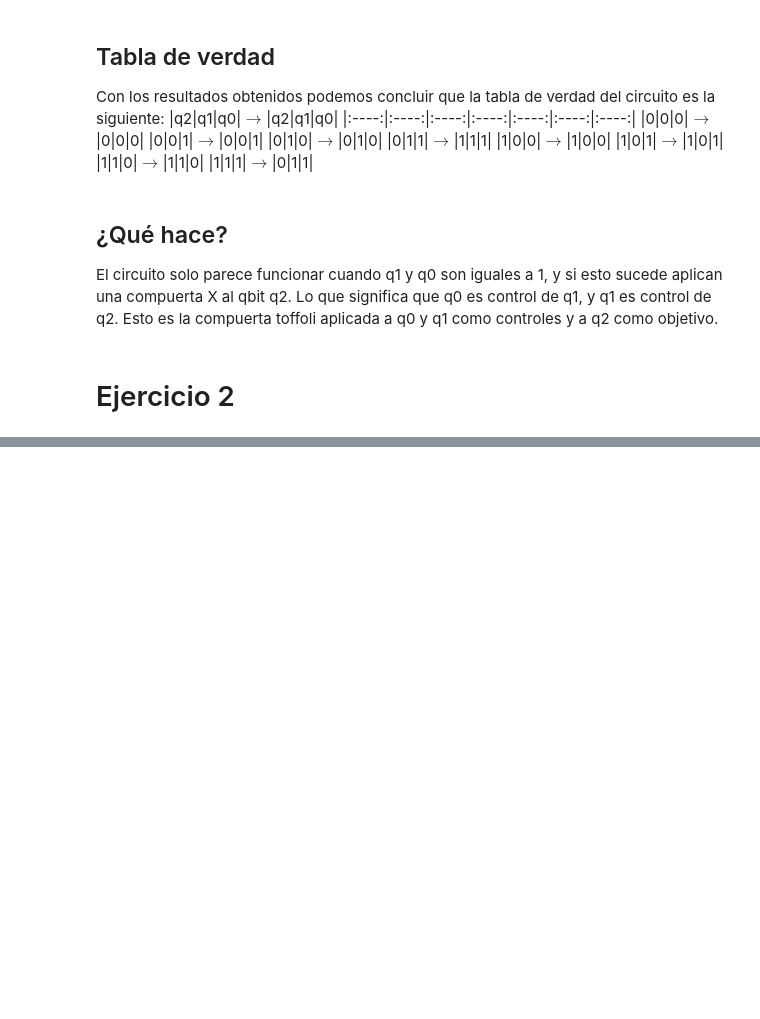
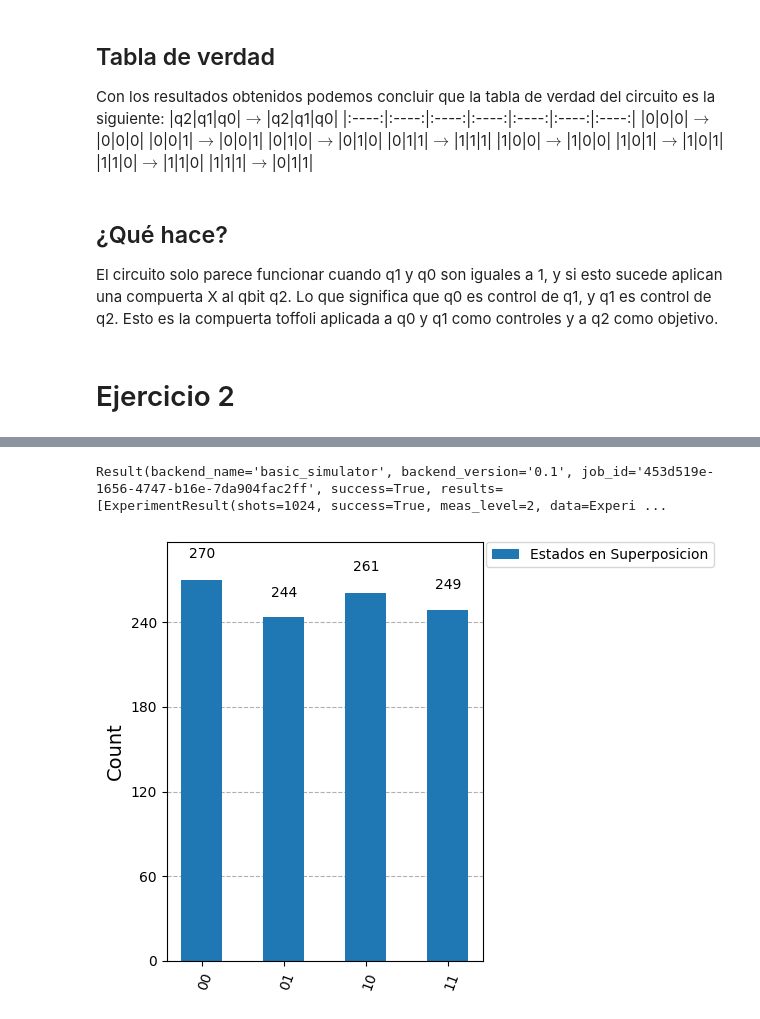
Before and after one commit to JUPiTERdia117/CompuCuantica, a Jupyter notebook: Prac2/Prac2.ipynb, the cells around one changed output, grey strips where cells are left out. Drawn from its saved outputs; the diff is of its cells as text; code cells hidden in the pictures; blank space fills up the shorter version.

```diff
--- a/Prac2/Prac2.ipynb
+++ b/Prac2/Prac2.ipynb
@@ -458,0 +512,14 @@ y a q2 como objetivo.
+# %%
+simulator_basic = BasicSimulator()
+
+job = simulator_basic.run(qc, shots=1024)
+result = job.result()
+print(result)
+
+counts = result.get_counts()
+counts
+
+plot_histogram(counts, legend=["Estados en Superposicion"])
+# %% [output]
+Result(backend_name='basic_simulator', backend_version='0.1', job_id='453d519e-1656-4747-b16e-7da904fac2ff', success=True, results=[ExperimentResult(shots=1024, success=True, meas_level=2, data=Experi ...
+[figure, added]
```
Also changed, not shown: parts of 3 cells of this notebook, 2 other files.
